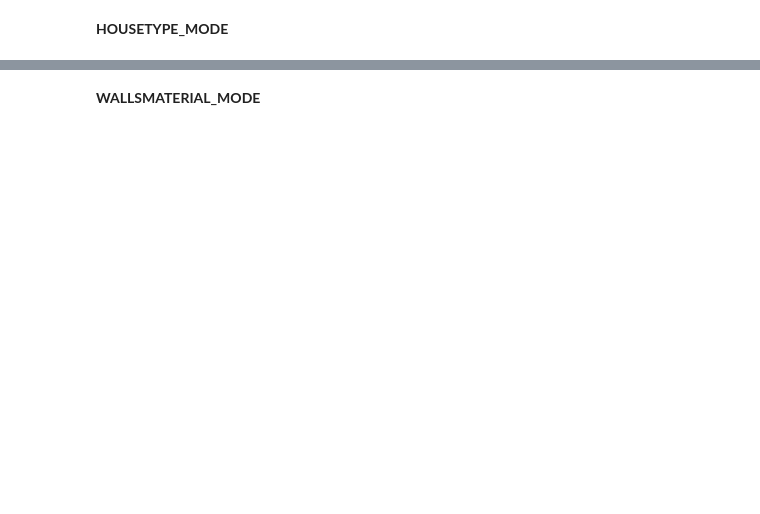
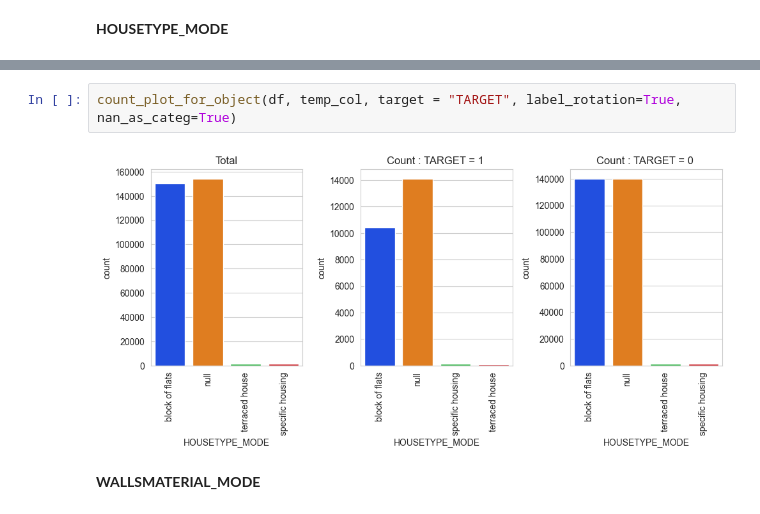
Before and after one commit to DaiTensa/projetscoring, a Jupyter notebook: notebook/01_EDA.ipynb, the cells around one changed output, grey strips where cells are left out. Drawn from its saved outputs; the diff is of its cells as text; blank space fills up the shorter version.

```diff
--- a/notebook/01_EDA.ipynb
+++ b/notebook/01_EDA.ipynb
@@ -741,5 +757,9 @@ count_plot_for_object(df, temp_col, target = "TARGET", label_rotation=True)
 # %% [output]
 [figure]
+# %%
+count_plot_for_object(df, temp_col, target = "TARGET", label_rotation=True, nan_as_categ=True)
+# %% [output]
+[figure, added]
 # %% [markdown]
 **WALLSMATERIAL_MODE**
 # %%
```
Also changed, not shown: parts of 23 cells of this notebook, 1 other file.
